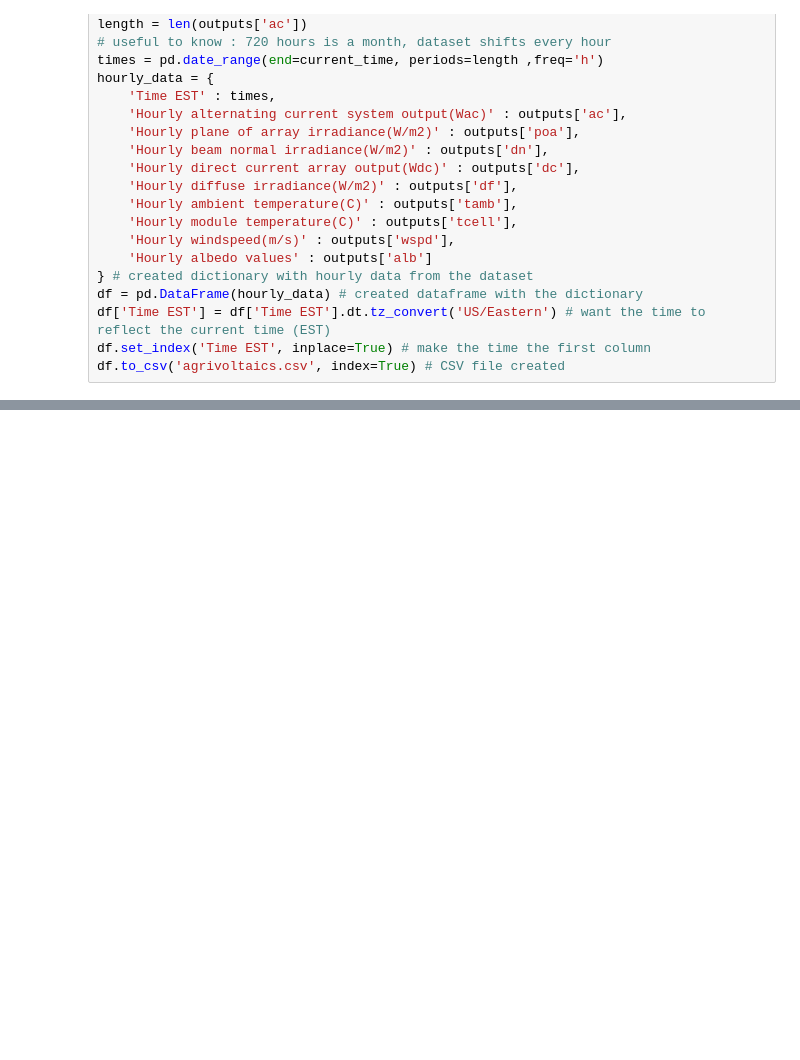
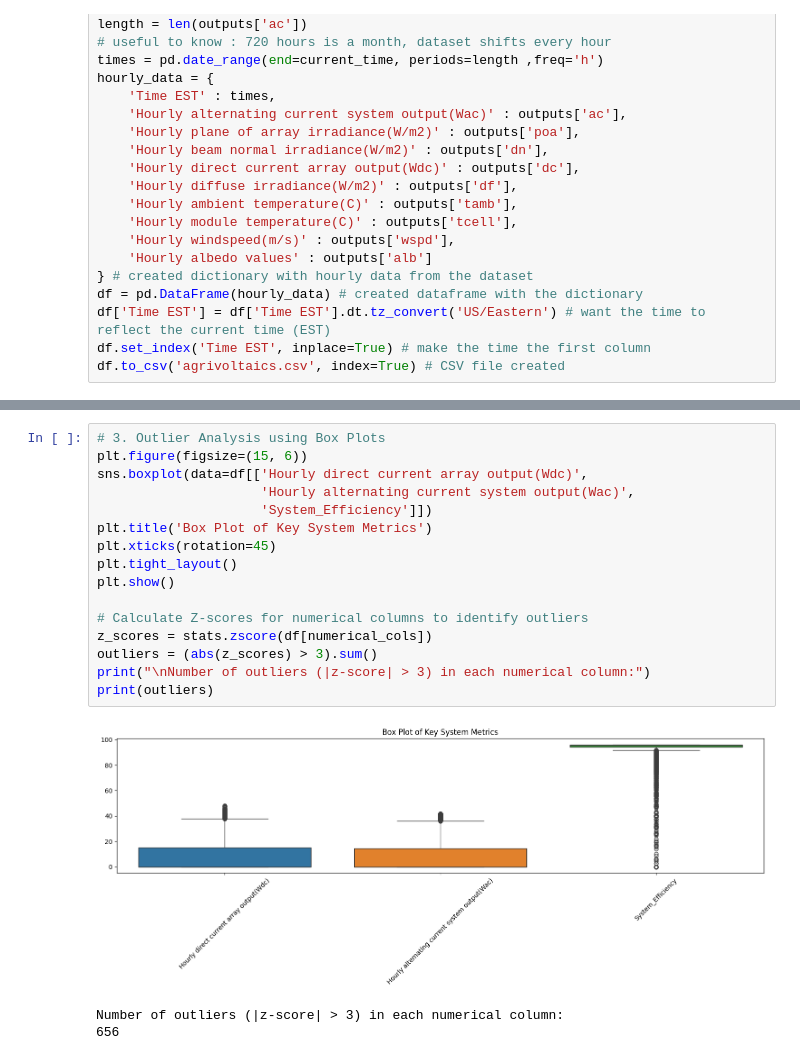
Before and after one commit to MollyCTarter/Agrivoltaics, a Jupyter notebook: Data.ipynb, the cells around one changed output, grey strips where cells are left out. Saved outputs shown, nothing was run; the diff lists cells and outputs as text; blank space fills up the shorter version.

```diff
--- a/Data.ipynb
+++ b/Data.ipynb
@@ -46,0 +242,20 @@ df.to_csv('agrivoltaics.csv', index=True) # CSV file created
+# %%
+# 3. Outlier Analysis using Box Plots
+plt.figure(figsize=(15, 6))
+sns.boxplot(data=df[['Hourly direct current array output(Wdc)',
+                     'Hourly alternating current system output(Wac)',
+                     'System_Efficiency']])
+plt.title('Box Plot of Key System Metrics')
+plt.xticks(rotation=45)
+plt.tight_layout()
+plt.show()
+
+# Calculate Z-scores for numerical columns to identify outliers
+z_scores = stats.zscore(df[numerical_cols])
+outliers = (abs(z_scores) > 3).sum()
+print("\nNumber of outliers (|z-score| > 3) in each numerical column:")
+print(outliers)
+# %% [output]
+[figure, added]
+Number of outliers (|z-score| > 3) in each numerical column:
+656
```
Also changed, not shown: parts of 7 cells of this notebook, 4 other files.
